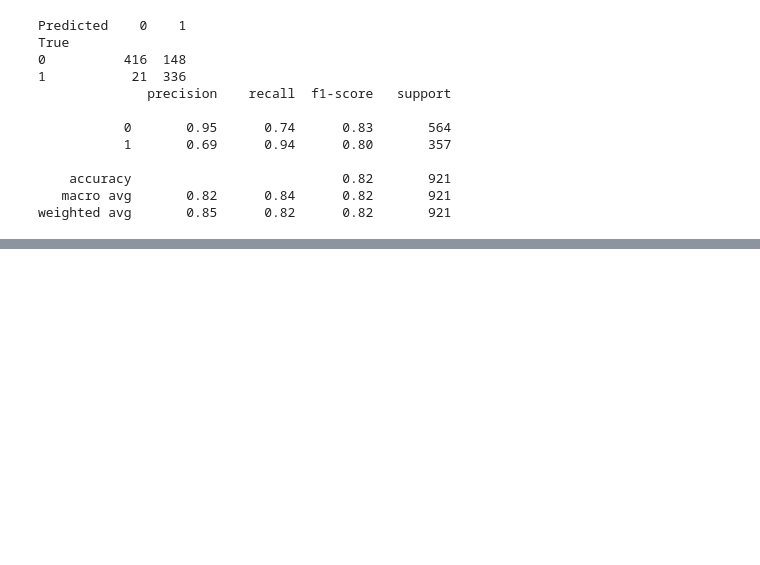
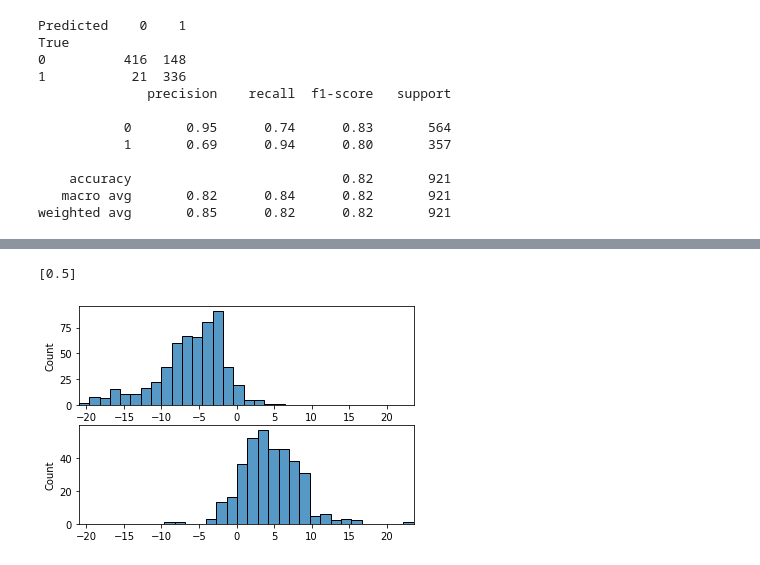
Before and after one commit to prokaj/ipynb, a Jupyter notebook: week3/cv.ipynb, the cells around one changed output, grey strips where cells are left out. Saved outputs shown, nothing was run; the diff lists cells and outputs as text; code cells hidden in the pictures; blank space fills up the shorter version.

```diff
--- a/week3/cv.ipynb
+++ b/week3/cv.ipynb
@@ -332,0 +396,5 @@ weighted avg       0.85      0.82      0.82       921
+# %%
+F=AddFeatures(fun_dict={'is_zero': lambda x: 1*(x==0),
+                      'log_non_zero': lambda x: np.log(np.abs(x)+1*(x==0))},
+              features=train_df.columns[:-4])
+F.fit_transform(*Xyspam(train_df))
@@ -332,0 +427,3 @@ weighted avg       0.85      0.82      0.82       921
+# %%
+preprocess = make_pipeline(F, StandardScaler(with_mean=False))
+preprocess.fit_transform(*Xyspam(train_df))[:10,-5::-54]
@@ -332,0 +441,16 @@ weighted avg       0.85      0.82      0.82       921
+# %%
+logistic_fe_l1_cv = make_pipeline(preprocess,
+                               LogisticRegressionCV(Cs=[0.1, 0.5, 1, 2.5, 5], # #[0.1,1,5,10,50,100],
+                                                    penalty='l1',
+                                                    cv=cv,
+                                                    solver = 'liblinear',
+                                                    refit=True)).fit(*Xyspam(train_df)) #spam['frame']))
+# %%
+l1_fe_best_C=logistic_fe_l1_cv[1].C_
+print(l1_fe_best_C)
+# %% [output]
+[0.5]
+# %%
+plot_decision(logistic_fe_l1_cv, *Xyspam(test_df), r=(-30,30))
+# %% [output]
+[figure, added]
```
Also changed, not shown: parts of 19 cells of this notebook, 4 other files.
